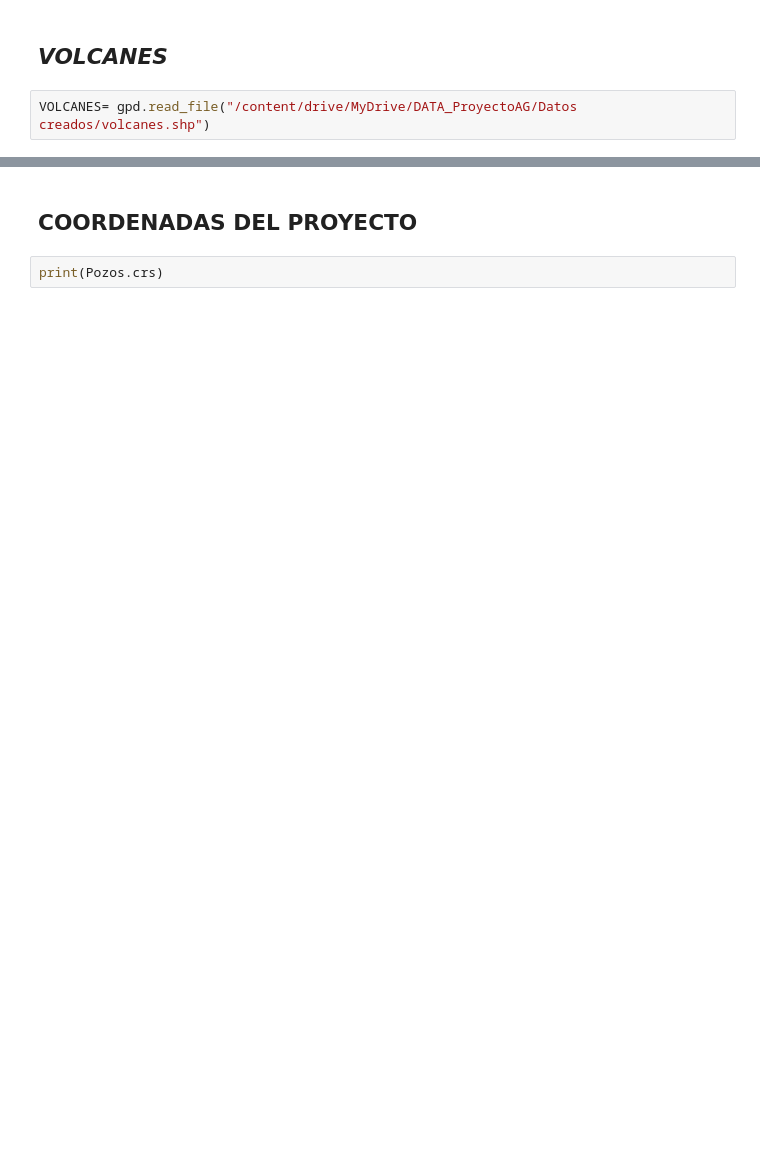
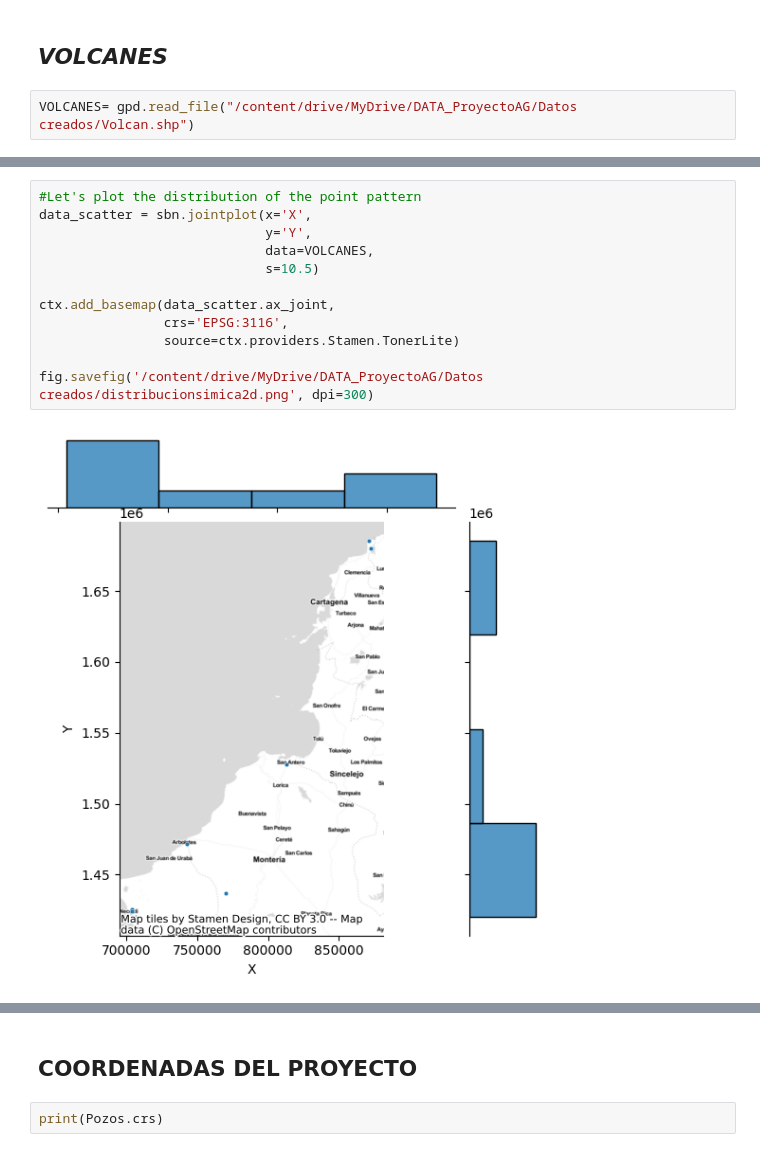
Before and after one commit to Anggarciaar/Proyecto_AnalisisGeoespacial, a Jupyter notebook: Proyecto_AnalisisGeoespacial.ipynb, the cells around one changed output, grey strips where cells are left out. Saved outputs shown, nothing was run; the diff lists cells and outputs as text; blank space fills up the shorter version.

```diff
--- a/Proyecto_AnalisisGeoespacial.ipynb
+++ b/Proyecto_AnalisisGeoespacial.ipynb
@@ -850,6 +920,6 @@ fig.savefig('/content/drive/MyDrive/DATA_ProyectoAG/Datos creados/cubosiss.png',
 # %% [markdown]
 ## ***VOLCANES***
 # %%
-VOLCANES= gpd.read_file("/content/drive/MyDrive/DATA_ProyectoAG/Datos creados/volcanes.shp")
+VOLCANES= gpd.read_file("/content/drive/MyDrive/DATA_ProyectoAG/Datos creados/Volcan.shp")
 # %%
 VOLCANES.info()
@@ -870,0 +961,14 @@ fig.savefig('/content/drive/MyDrive/DATA_ProyectoAG/Datos creados/VOLCANEs.png',
+# %%
+#Let's plot the distribution of the point pattern
+data_scatter = sbn.jointplot(x='X',
+                             y='Y',
+                             data=VOLCANES,
+                             s=10.5)
+
+ctx.add_basemap(data_scatter.ax_joint,
+                crs='EPSG:3116',
+                source=ctx.providers.Stamen.TonerLite)
+
+fig.savefig('/content/drive/MyDrive/DATA_ProyectoAG/Datos creados/distribucionsimica2d.png', dpi=300)
+# %% [output]
+[figure, added]
```
Also changed, not shown: parts of 41 cells of this notebook.
